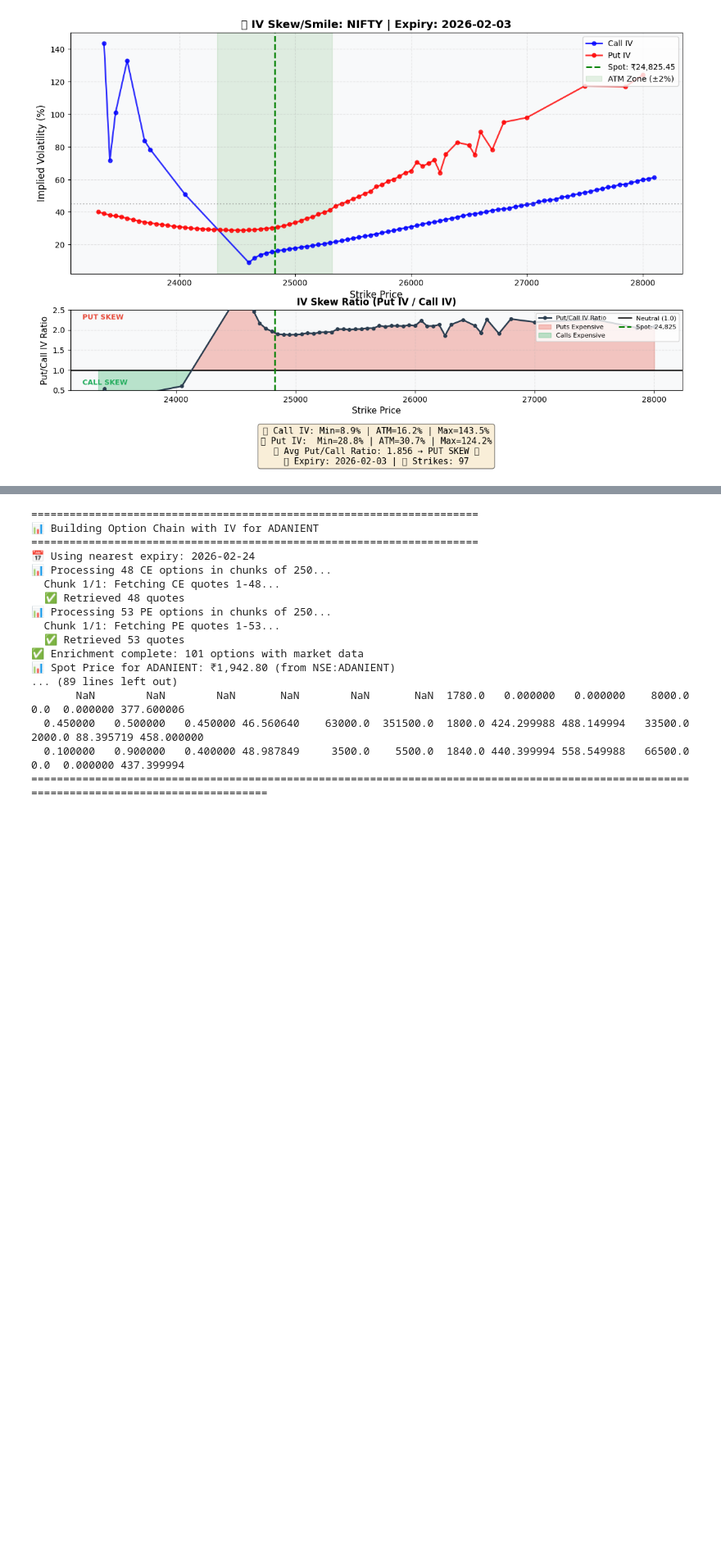
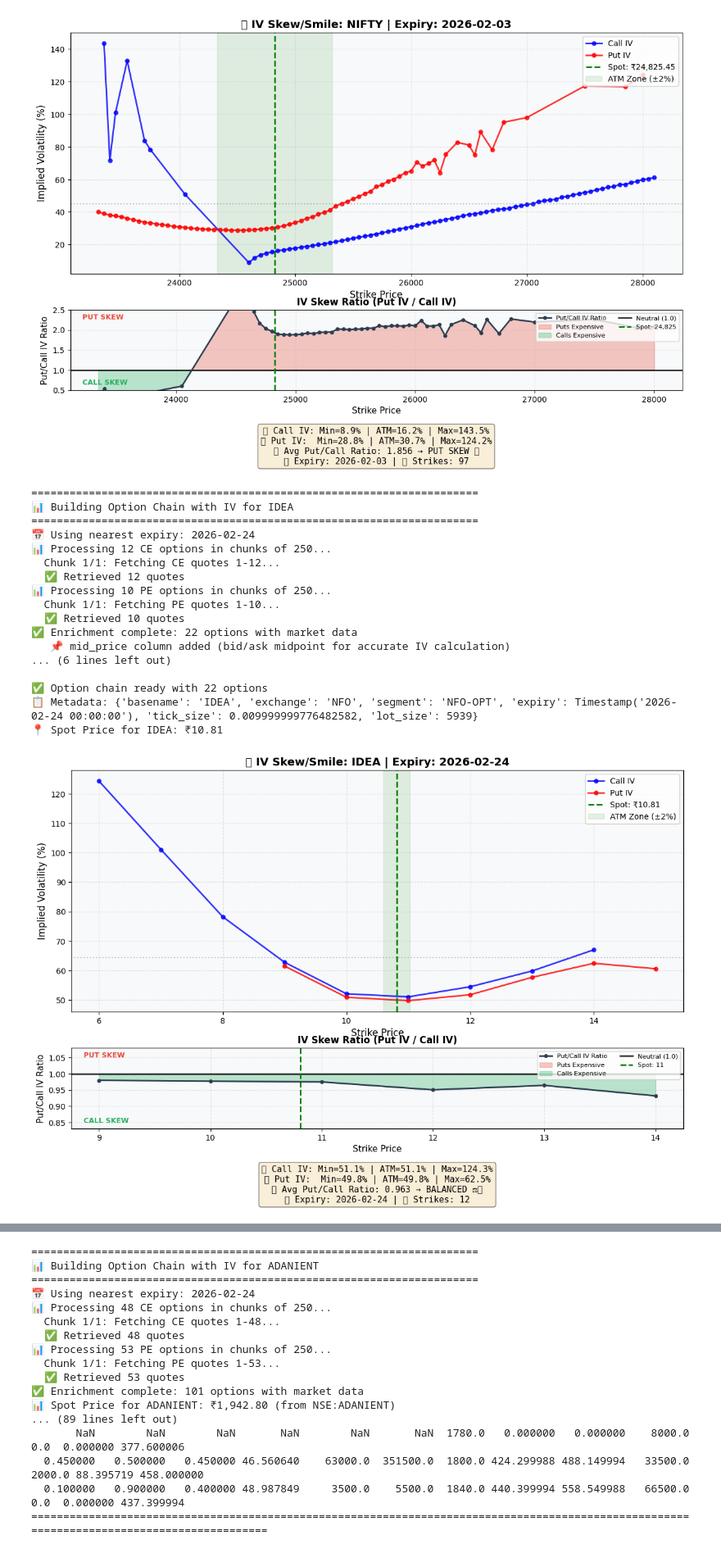
Before and after one commit to sathyakumarnandakumar-cmyk/project-pykite, a Jupyter notebook: tests.ipynb, the cells around one changed output, grey strips where cells are left out. Shown at 82% size. Drawn from its saved outputs; the diff is of its cells as text; code cells hidden in the pictures; blank space fills up the shorter version.

```diff
--- a/tests.ipynb
+++ b/tests.ipynb
@@ -1537,5 +1502,25 @@ visualize_iv_skew(chain, 'NIFTY')
 [figure]
 # %%
 # Get chain with IV and visualize
-chain = get_option_chain_with_iv('IDEA')
+meta, chain = get_option_chain_with_iv('IDEA')
+print(f"📋 Metadata: {meta}")
 visualize_iv_skew(chain, 'IDEA')
+# %% [output]
+======================================================================
+📊 Building Option Chain with IV for IDEA
+======================================================================
+📅 Using nearest expiry: 2026-02-24
+📊 Processing 12 CE options in chunks of 250...
+  Chunk 1/1: Fetching CE quotes 1-12...
+  ✅ Retrieved 12 quotes
+📊 Processing 10 PE options in chunks of 250...
+  Chunk 1/1: Fetching PE quotes 1-10...
+  ✅ Retrieved 10 quotes
+✅ Enrichment complete: 22 options with market data
+   📌 mid_price column added (bid/ask midpoint for accurate IV calculation)
+... (6 lines left out)
+
+✅ Option chain ready with 22 options
+📋 Metadata: {'basename': 'IDEA', 'exchange': 'NFO', 'segment': 'NFO-OPT', 'expiry': Timestamp('2026-02-24 00:00:00'), 'tick_size': 0.009999999776482582, 'lot_size': 5939}
+📍 Spot Price for IDEA: ₹10.81
+[figure, added]
```
Also changed, not shown: parts of 27 cells of this notebook.
